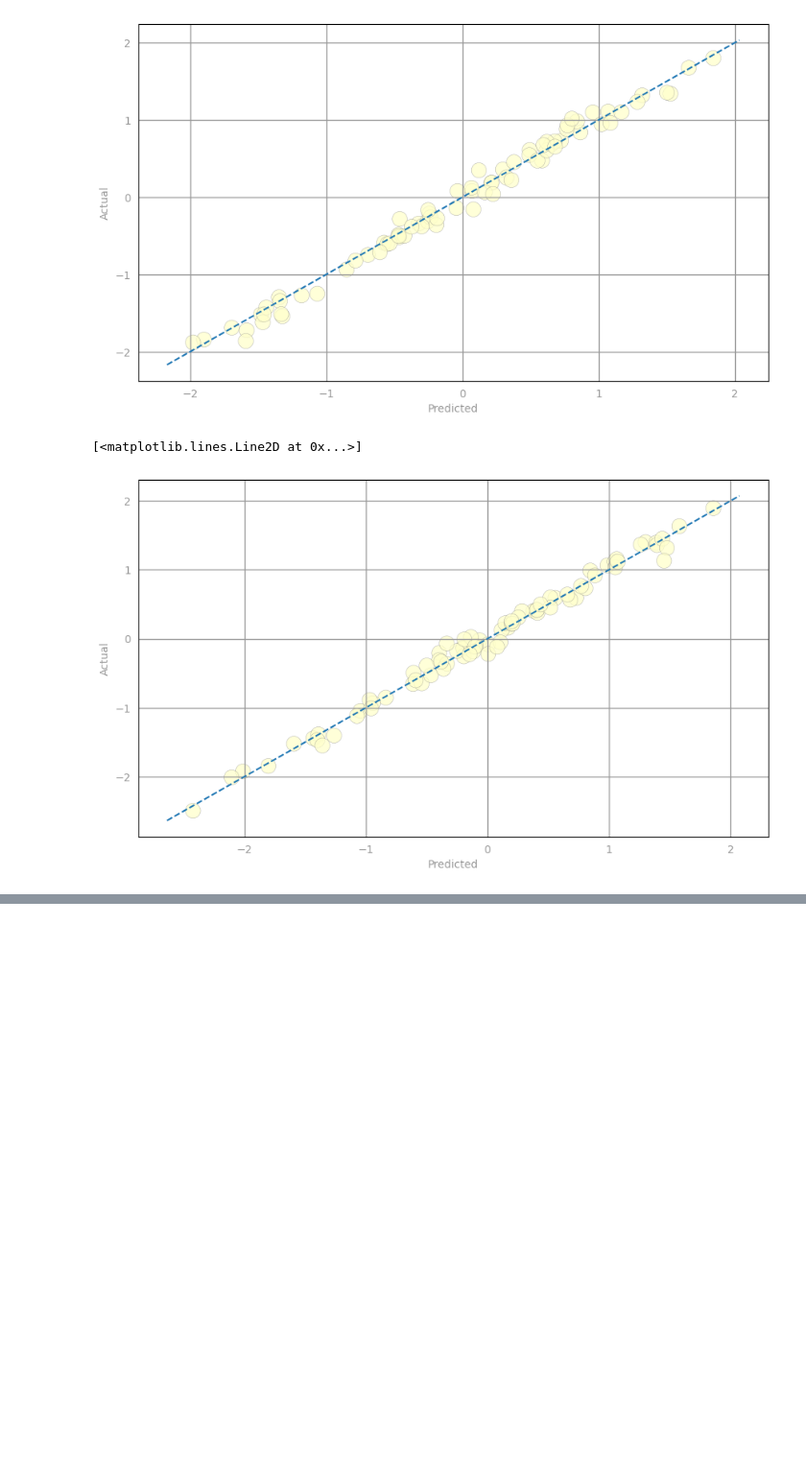
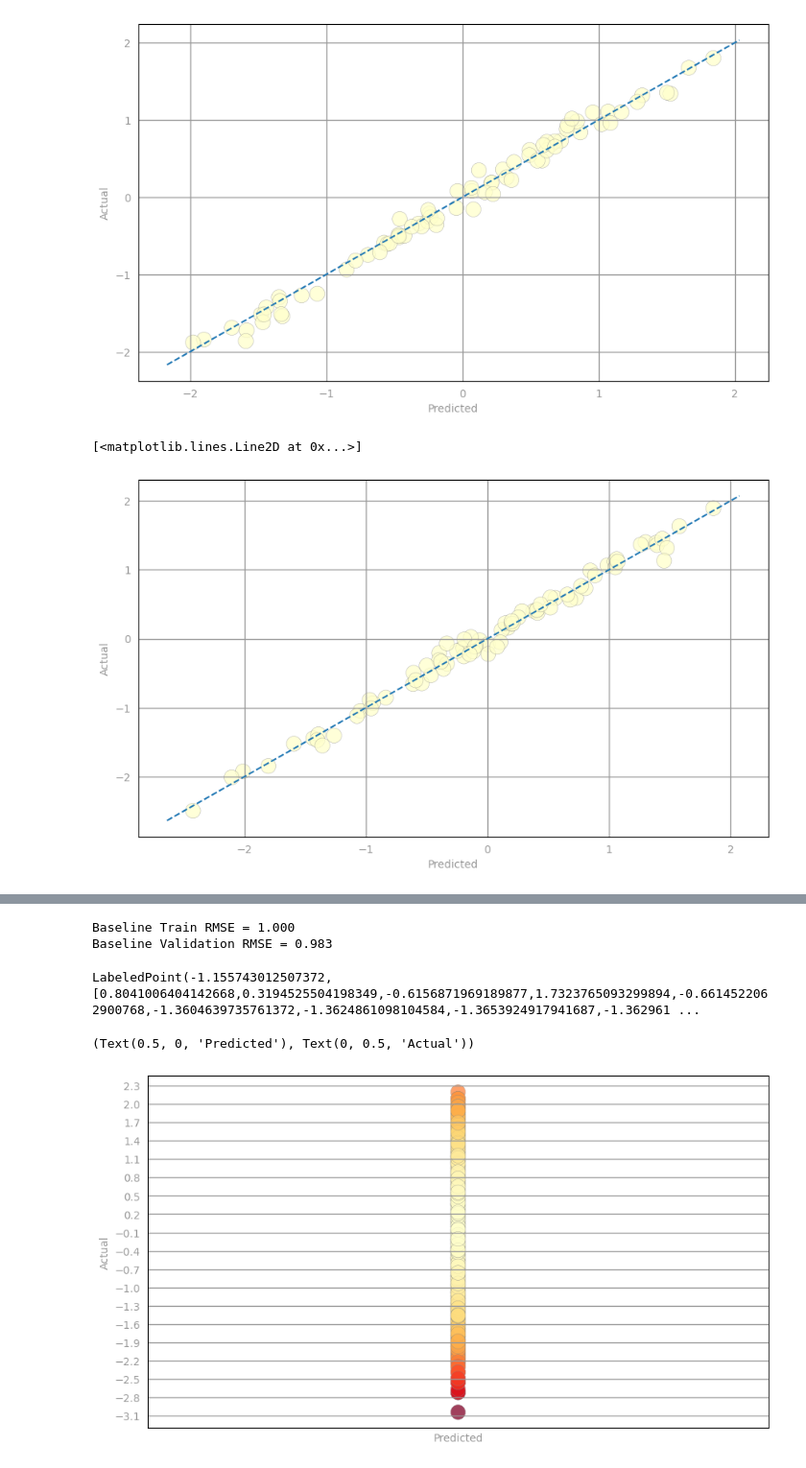
Before and after one commit to ptoyip/COMP4651_Final_Project, a Jupyter notebook: RDD.ipynb, the cells around one changed output, grey strips where cells are left out. Shown: that part at 96% size. Drawn from its saved outputs; the diff is of its cells as text; code cells hidden in the pictures; blank space fills up the shorter version.

Commit message:
RDD Train.csv Update

```diff
--- a/RDD.ipynb
+++ b/RDD.ipynb
@@ -665,0 +735,70 @@ plt.plot(x_vals, y_vals, '--')
+# %%
+TrainData = preTrainData.map(lambda x: LabeledPoint((x.label-averageLabel)/averageLabelsd,
+                                        [(x.features[i]-averageFeatmu[i])/averageFeatsd[i] for i in range(16)]))
+ValData = preValData.map(lambda x: LabeledPoint((x.label-averageLabel)/averageLabelsd,
+                                        [(x.features[i]-averageFeatmu[i])/averageFeatsd[i] for i in range(16)]))
+
+TrainData.cache()
+ValData.cache()
+
+labelsAndPredsTrain = TrainData.map(lambda x: (x.label, 0))
+rmseTrainBase = calcRMSE(labelsAndPredsTrain)
+
+labelsAndPredsVal = ValData.map(lambda x: (x.label, 0))
+rmseValBase = calcRMSE(labelsAndPredsVal)
+
+print('Baseline Train RMSE = {0:.3f}'.format(rmseTrainBase))
+print('Baseline Validation RMSE = {0:.3f}'.format(rmseValBase))
+# %% [output]
+Baseline Train RMSE = 1.000
+Baseline Validation RMSE = 0.983
+# %%
+TrainData.collect()[0]
+# %% [output]
+LabeledPoint(-1.155743012507372, [0.8041006404142668,0.3194525504198349,-0.6156871969189877,1.7323765093299894,-0.6614522062900768,-1.3604639735761372,-1.3624861098104584,-1.3653924917941687,-1.362961 ...
+# %%
+import matplotlib.pyplot as plt
+import matplotlib.cm as cm
+
+from matplotlib.colors import ListedColormap, Normalize
+from matplotlib.cm import get_cmap
+cmap = get_cmap('YlOrRd')
+norm = Normalize()
+
+def preparePlot(xticks, yticks, figsize=(10.5, 6), hideLabels=False, gridColor='#999999',
+                gridWidth=1.0):
+    """Template for generating the plot layout."""
+    plt.close()
+    fig, ax = plt.subplots(figsize=figsize, facecolor='white', edgecolor='white')
+    ax.axes.tick_params(labelcolor='#999999', labelsize='10')
+    for axis, ticks in [(ax.get_xaxis(), xticks), (ax.get_yaxis(), yticks)]:
+        axis.set_ticks_position('none')
+        axis.set_ticks(ticks)
+        axis.label.set_color('#999999')
+        if hideLabels: axis.set_ticklabels([])
+    plt.grid(color=gridColor, linewidth=gridWidth, linestyle='-')
+    map(lambda position: ax.spines[position].set_visible(False), ['bottom', 'top', 'left', 'right'])
+    return fig, ax
+
+
+actual = np.asarray(ValData \
+                    .map(lambda lp: lp.label) \
+                    .collect())
+
+predictions = np.asarray(ValData \
+                        .map(lambda lp: 0) \
+                        .collect())
+
+error = np.asarray(ValData \
+                    .map(lambda lp: (lp.label, 0)) \
+                    .map(lambda lp_tuple: squaredError(lp_tuple[0], lp_tuple[1])) \
+                    .collect())
+
+clrs = cmap(np.asarray(norm(error)))[:,0:3]
+
+fig, ax = preparePlot(np.arange(-10, 10, 0.3), np.arange(-10, 10, 0.3))
+plt.scatter(predictions, actual, s=14**2, c=clrs, edgecolors='#888888', alpha=0.75, linewidths=0.3)
+ax.set_xlabel('Predicted'), ax.set_ylabel('Actual')
+# %% [output]
+(Text(0.5, 0, 'Predicted'), Text(0, 0.5, 'Actual'))
+[figure, added]
```
Also changed, not shown: parts of 9 cells of this notebook, 1 other file.
